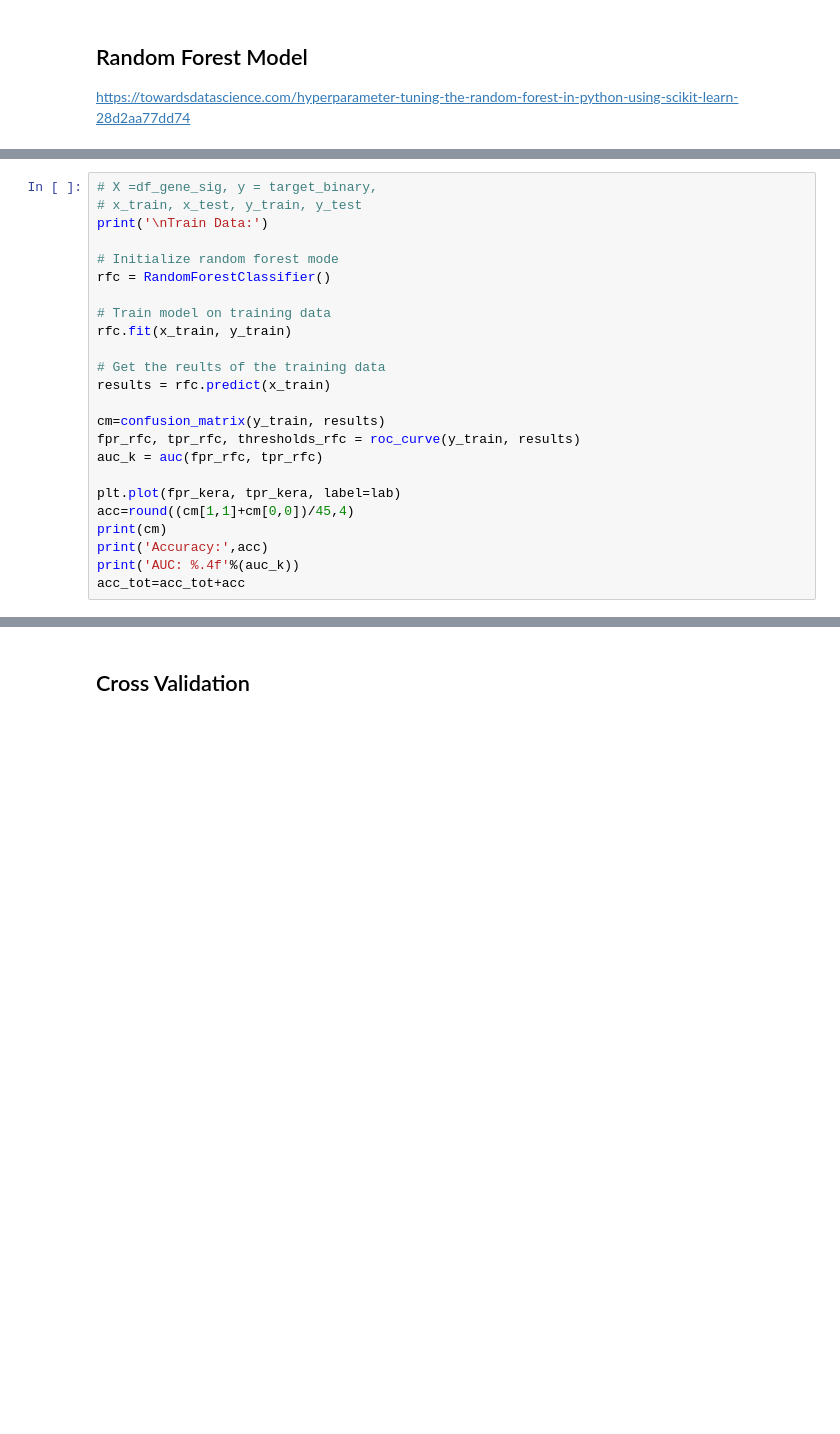
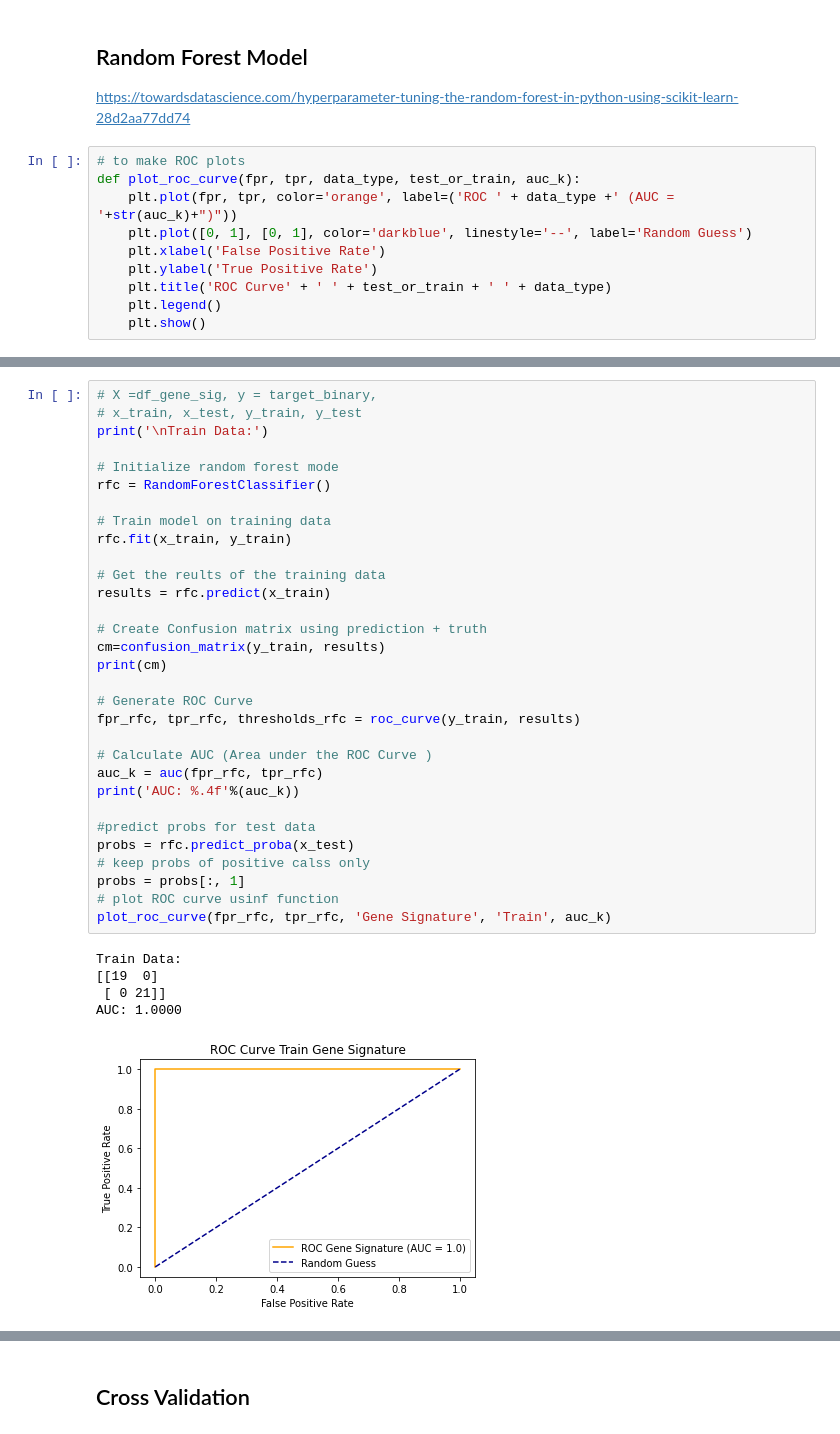
Before and after one commit to hzorkic/machine_learning_and_molecular_docking_for_drug_discovery, a Jupyter notebook: Random_Forest_Analysis.ipynb, the cells around one changed output, grey strips where cells are left out. Drawn from its saved outputs; the diff is of its cells as text; blank space fills up the shorter version.

```diff
--- a/Random_Forest_Analysis.ipynb
+++ b/Random_Forest_Analysis.ipynb
@@ -200,4 +254,14 @@ Our Testing Data Set has 15 patient samples
 # %% [markdown]
 ## Random Forest Model
 https://towardsdatascience.com/hyperparameter-tuning-the-random-forest-in-python-using-scikit-learn-28d2aa77dd74
+# %%
+# to make ROC plots
+def plot_roc_curve(fpr, tpr, data_type, test_or_train, auc_k):
+    plt.plot(fpr, tpr, color='orange', label=('ROC ' + data_type +' (AUC = '+str(auc_k)+")"))
+    plt.plot([0, 1], [0, 1], color='darkblue', linestyle='--', label='Random Guess')
+    plt.xlabel('False Positive Rate')
+    plt.ylabel('True Positive Rate')
+    plt.title('ROC Curve' + ' ' + test_or_train + ' ' + data_type)
+    plt.legend()
+    plt.show()
 # %% [markdown]
@@ -205,25 +284,38 @@ Train our data.
 # %%
 # X =df_gene_sig, y = target_binary,
 # x_train, x_test, y_train, y_test
 print('\nTrain Data:')
 
 # Initialize random forest mode
 rfc = RandomForestClassifier()
 
 # Train model on training data
 rfc.fit(x_train, y_train)
 
 # Get the reults of the training data
 results = rfc.predict(x_train)
 
+# Create Confusion matrix using prediction + truth
 cm=confusion_matrix(y_train, results)
+print(cm)
+
+# Generate ROC Curve
 fpr_rfc, tpr_rfc, thresholds_rfc = roc_curve(y_train, results)
+
+# Calculate AUC (Area under the ROC Curve )
 auc_k = auc(fpr_rfc, tpr_rfc)
+print('AUC: %.4f'%(auc_k))
 
-plt.plot(fpr_kera, tpr_kera, label=lab)
-acc=round((cm[1,1]+cm[0,0])/45,4)
-print(cm)
-print('Accuracy:',acc)
-print('AUC: %.4f'%(auc_k))
-acc_tot=acc_tot+acc
+#predict probs for test data
+probs = rfc.predict_proba(x_test)
+# keep probs of positive calss only
+probs = probs[:, 1]
+# plot ROC curve usinf function
+plot_roc_curve(fpr_rfc, tpr_rfc, 'Gene Signature', 'Train', auc_k)
+# %% [output]
+Train Data:
+[[19  0]
+ [ 0 21]]
+AUC: 1.0000
+[figure, added]
 # %% [markdown]
```
Also changed, not shown: parts of 43 cells of this notebook, 1 other file.
